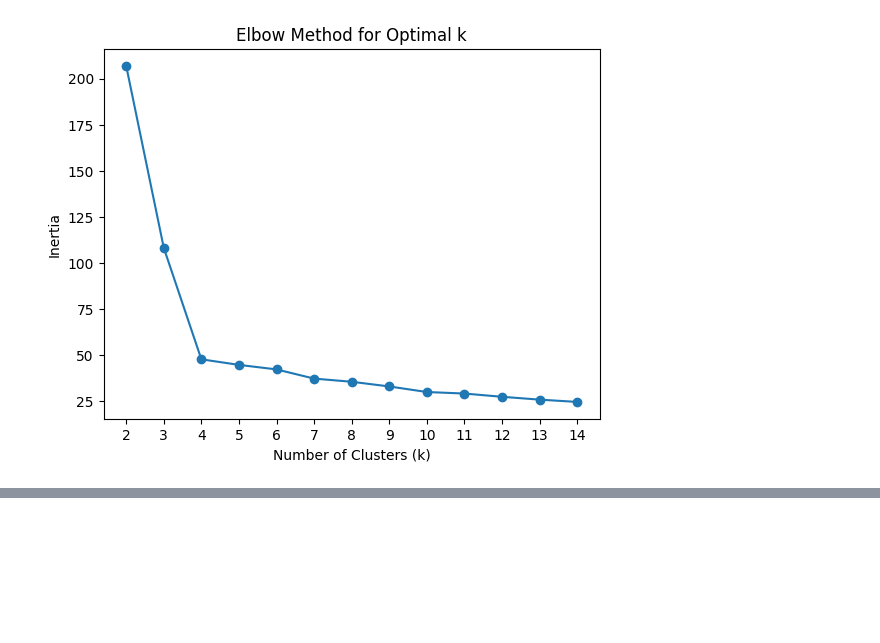
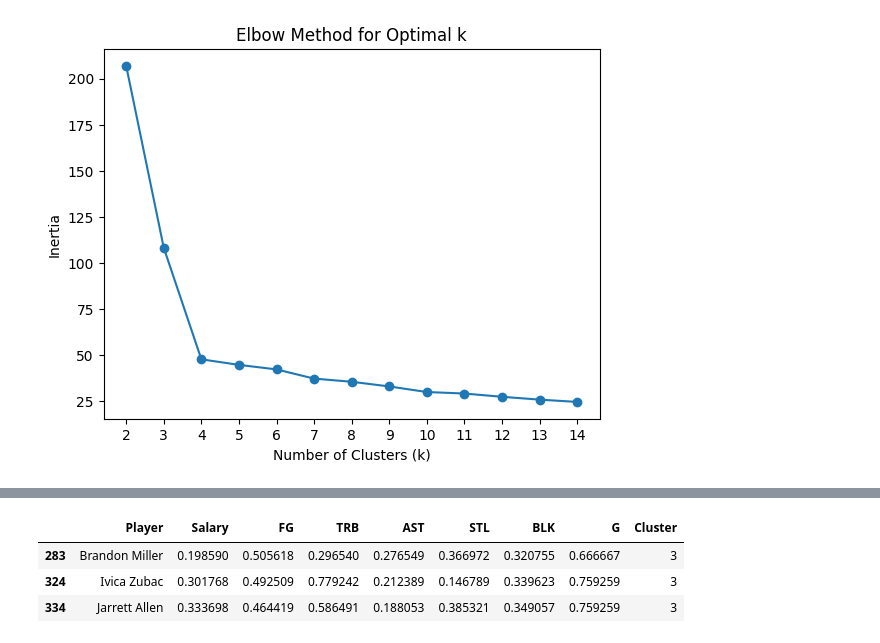
Before and after one commit to MaxGuryan9/week_6, a Jupyter notebook: Lab-Clustering.ipynb, the cells around one changed output, grey strips where cells are left out. Saved outputs shown, nothing was run; the diff lists cells and outputs as text; code cells hidden in the pictures; blank space fills up the shorter version.

```diff
--- a/Lab-Clustering.ipynb
+++ b/Lab-Clustering.ipynb
@@ -375,3 +494,28 @@ plt.show()
+# %%
+# * Several options that could work, assuming you can't get the players in the good category (3 or 4)
+
+scaled_data[
+    scaled_data["Player"].isin(
+        ["Ivica Zubac" , "Jarrett Allen" , "Brandon Miller"]
+    )
+]
+
+# These players are also relatively good-value options, but their stats are not nearly as solid throughout.
+# Brandon Miller has a pretty low salary, decent FG, STL, and BLK stats, but playes a little over half of the
+# season, meaning you probably won't get this production over the course of the entire season. However, his low salary
+# gives you the flexibility to potentially find a higher salary candidate. Ivica Zubac has a higher salary, and extremely high TRB
+# stat, and a pretty good BLK and FG stat, but he only playes around 3/4 of the season, again missing out on potential production
+# throughout the entire season. Finally, Jarrett Allen, also has a higher salary, pretty good FG and TRB stats, with decent
+# STL and BLK stats, but again he only plays around 3/4 of the season, missing out on potential production. All of these cadidates are
+# pretty good choices, but they are not as solid in every category as the previous three names.
+
+# If they have a salary below 0.35, at least 2 stats above 0.3, a separate stat that is above 0.5, and G above 0.65,
+# these are relatively good value picks, but maybe not the best.
+# %% [output]
+|  | Player | Salary | FG | TRB | AST | STL | BLK | G | Cluster |
+| 283 | Brandon Miller | 0.198590 | 0.505618 | 0.296540 | 0.276549 | 0.366972 | 0.320755 | 0.666667 | 3 |
+| 324 | Ivica Zubac | 0.301768 | 0.492509 | 0.779242 | 0.212389 | 0.146789 | 0.339623 | 0.759259 | 3 |
+| 334 | Jarrett Allen | 0.333698 | 0.464419 | 0.586491 | 0.188053 | 0.385321 | 0.349057 | 0.759259 | 3 |
 # %%
 #Write up the results in a separate notebook with supporting visualizations and
 # an overview of how and why you made the choices you did. This should be at least
```
Also changed, not shown: parts of 13 cells of this notebook.
